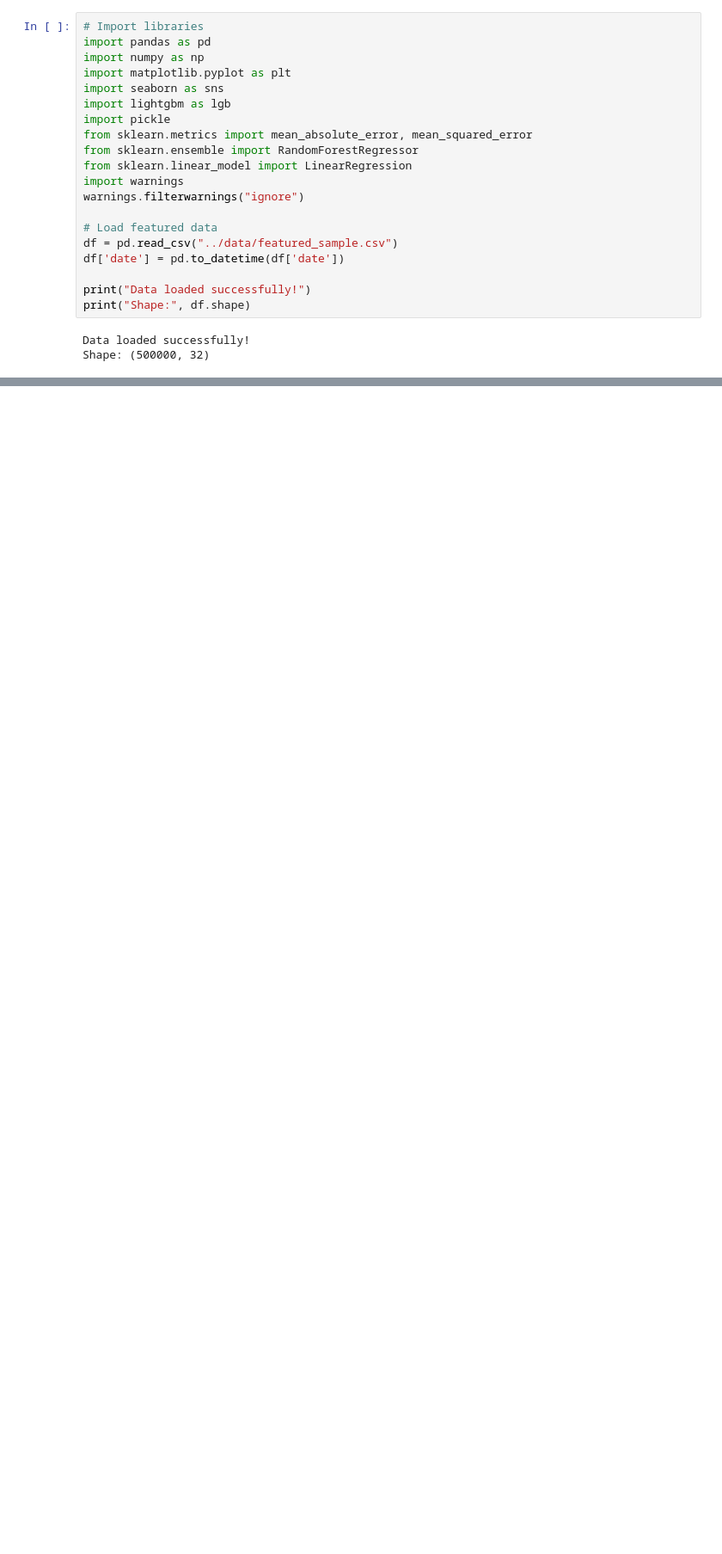
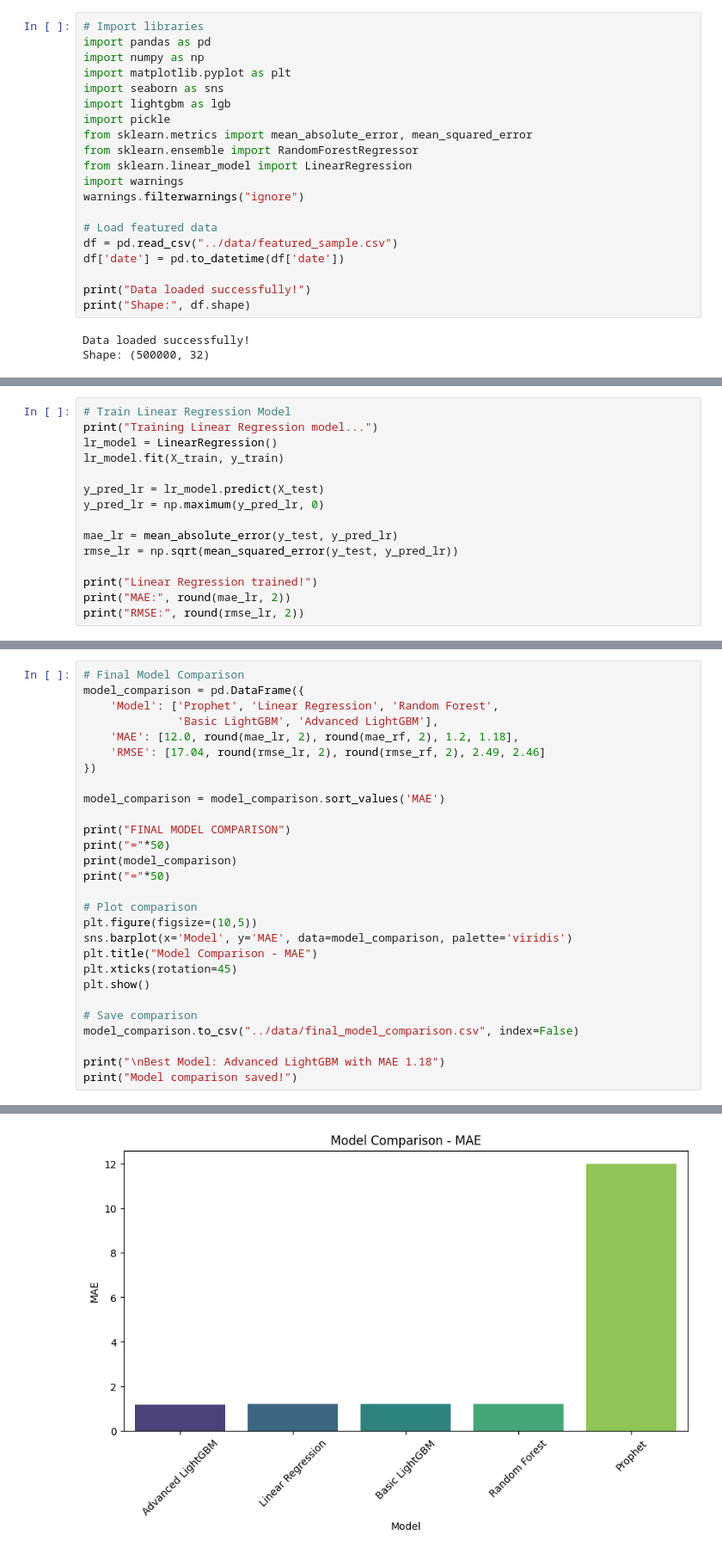
Before and after one commit to Dha2007/retail-demand-forecasting, a Jupyter notebook: notebooks/week3_model_comparison.ipynb, the cells around one changed output, grey strips where cells are left out. Shown at 86% size. Cells and saved outputs as stored; diff of their text form; blank space fills up the shorter version.

Commit message:
Week 3 Day 4: Model comparison - Linear Regression, Random Forest vs LightGBM

```diff
--- a/notebooks/week3_model_comparison.ipynb
+++ b/notebooks/week3_model_comparison.ipynb
@@ -50,0 +54,15 @@ print("Testing set:", X_test.shape)
+# %%
+# Train Linear Regression Model
+print("Training Linear Regression model...")
+lr_model = LinearRegression()
+lr_model.fit(X_train, y_train)
+
+y_pred_lr = lr_model.predict(X_test)
+y_pred_lr = np.maximum(y_pred_lr, 0)
+
+mae_lr = mean_absolute_error(y_test, y_pred_lr)
+rmse_lr = np.sqrt(mean_squared_error(y_test, y_pred_lr))
+
+print("Linear Regression trained!")
+print("MAE:", round(mae_lr, 2))
+print("RMSE:", round(rmse_lr, 2))
@@ -50,0 +102,29 @@ print("Testing set:", X_test.shape)
+# %%
+# Final Model Comparison
+model_comparison = pd.DataFrame({
+    'Model': ['Prophet', 'Linear Regression', 'Random Forest',
+              'Basic LightGBM', 'Advanced LightGBM'],
+    'MAE': [12.0, round(mae_lr, 2), round(mae_rf, 2), 1.2, 1.18],
+    'RMSE': [17.04, round(rmse_lr, 2), round(rmse_rf, 2), 2.49, 2.46]
+})
+
+model_comparison = model_comparison.sort_values('MAE')
+
+print("FINAL MODEL COMPARISON")
+print("="*50)
+print(model_comparison)
+print("="*50)
+
+# Plot comparison
+plt.figure(figsize=(10,5))
+sns.barplot(x='Model', y='MAE', data=model_comparison, palette='viridis')
+plt.title("Model Comparison - MAE")
+plt.xticks(rotation=45)
+plt.show()
+
+# Save comparison
+model_comparison.to_csv("../data/final_model_comparison.csv", index=False)
+
+print("\nBest Model: Advanced LightGBM with MAE 1.18")
+print("Model comparison saved!")
+# %% [output]
@@ -50,0 +140 @@ print("Testing set:", X_test.shape)
+[figure, added]
```
Also changed, not shown: parts of 4 cells of this notebook, 1 other file.
